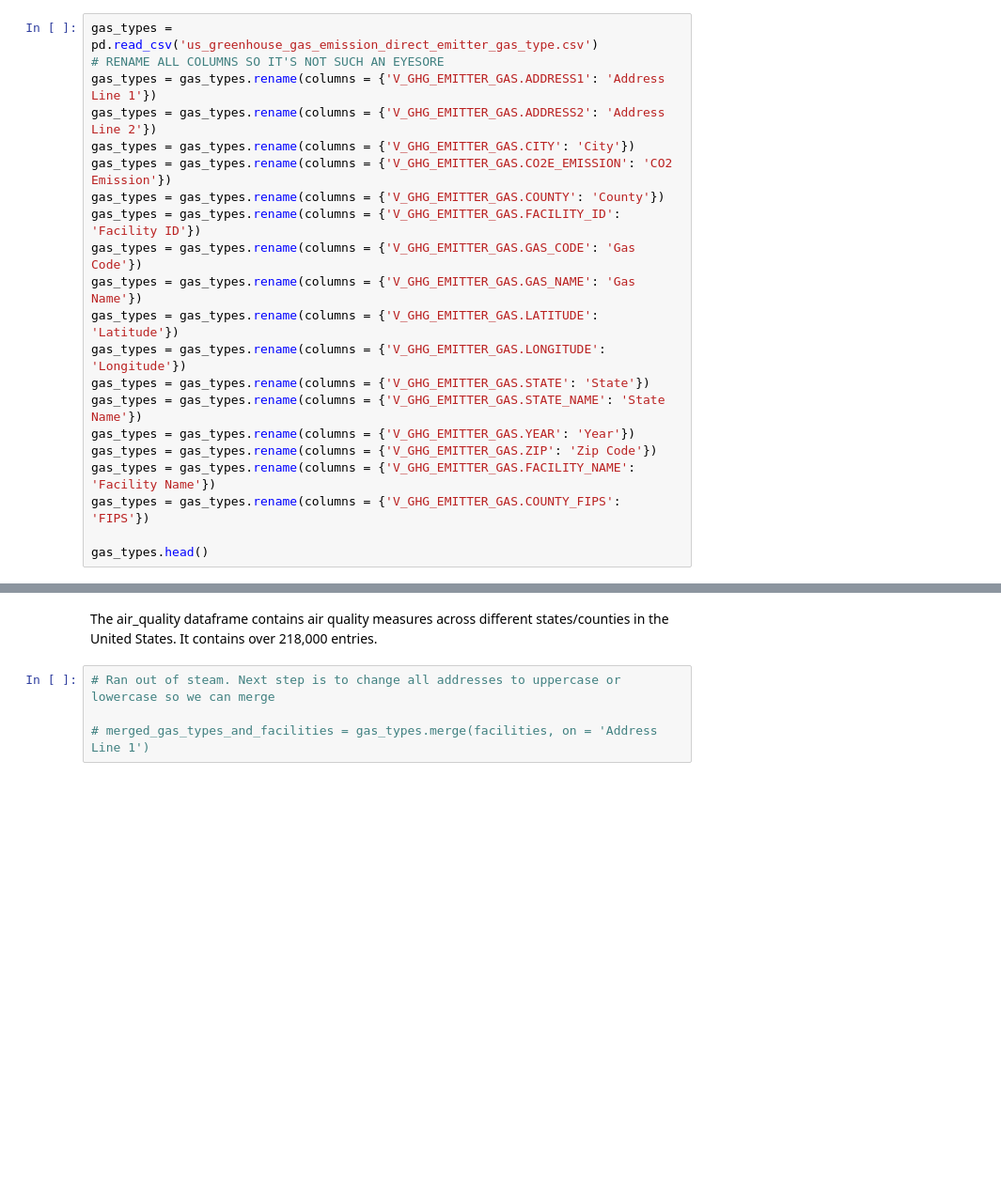
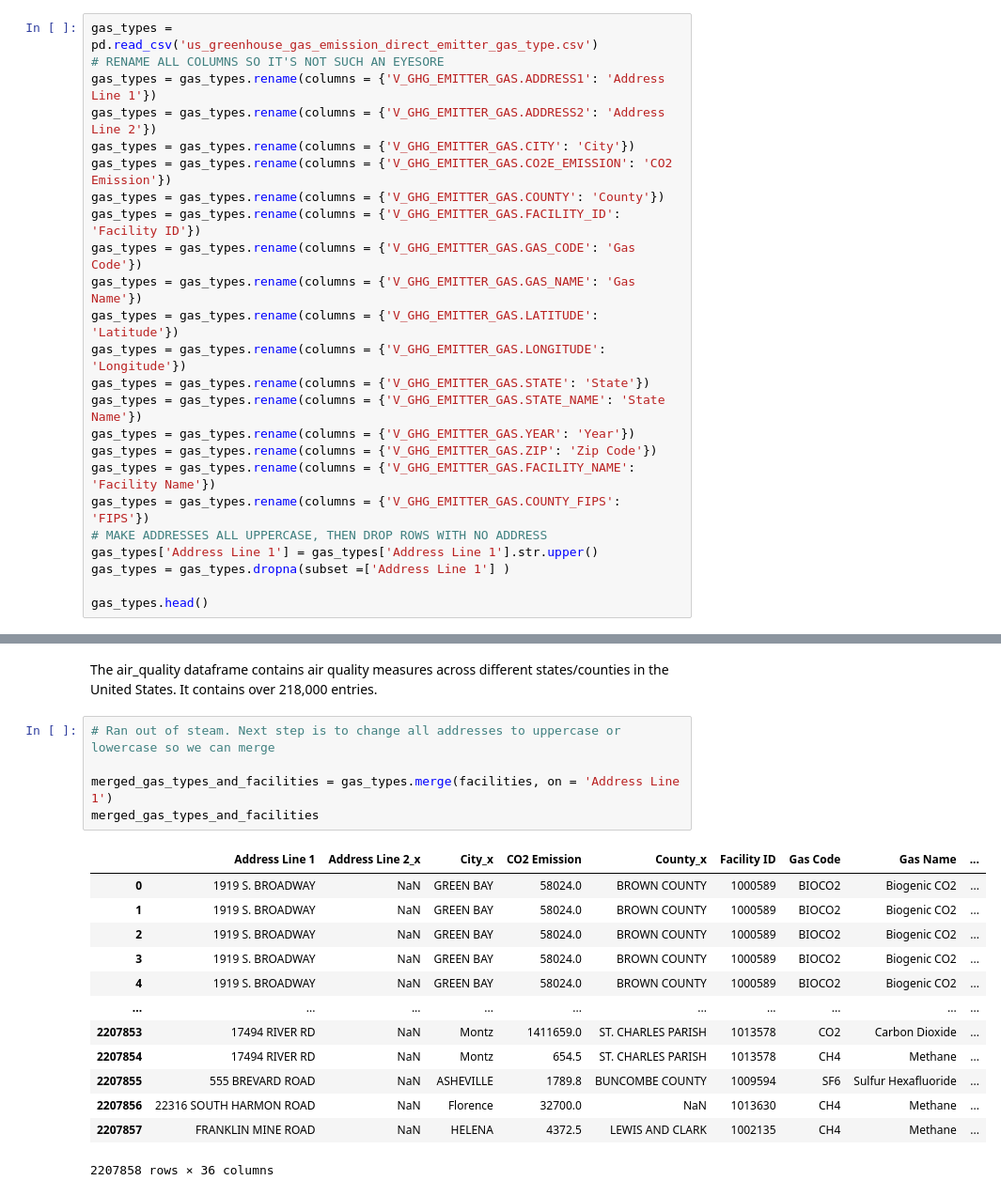
Before and after one commit to EnviroTechSean/TeamPunchParty, a Jupyter notebook: exploredata.ipynb, the cells around one changed output, grey strips where cells are left out. Shown at 94% size. Drawn from its saved outputs; the diff is of its cells as text; blank space fills up the shorter version.

```diff
--- a/exploredata.ipynb
+++ b/exploredata.ipynb
@@ -22,6 +22,9 @@ gas_types = gas_types.rename(columns = {'V_GHG_EMITTER_GAS.YEAR': 'Year'})
 gas_types = gas_types.rename(columns = {'V_GHG_EMITTER_GAS.ZIP': 'Zip Code'})
 gas_types = gas_types.rename(columns = {'V_GHG_EMITTER_GAS.FACILITY_NAME': 'Facility Name'})
 gas_types = gas_types.rename(columns = {'V_GHG_EMITTER_GAS.COUNTY_FIPS': 'FIPS'})
+# MAKE ADDRESSES ALL UPPERCASE, THEN DROP ROWS WITH NO ADDRESS
+gas_types['Address Line 1'] = gas_types['Address Line 1'].str.upper()
+gas_types = gas_types.dropna(subset =['Address Line 1'] )
 
 gas_types.head()
 # %% [output]
@@ -89,4 +90,19 @@ The air_quality dataframe contains air quality measures across different states/
 # %%
 # Ran out of steam. Next step is to change all addresses to uppercase or lowercase so we can merge
 
-# merged_gas_types_and_facilities = gas_types.merge(facilities, on = 'Address Line 1')
+merged_gas_types_and_facilities = gas_types.merge(facilities, on = 'Address Line 1')
+merged_gas_types_and_facilities
+# %% [output]
+|  | Address Line 1 | Address Line 2_x | City_x | CO2 Emission | County_x | Facility ID | Gas Code | Gas Name | ... |
+| 0 | 1919 S. BROADWAY | NaN | GREEN BAY | 58024.0 | BROWN COUNTY | 1000589 | BIOCO2 | Biogenic CO2 | ... |
+| 1 | 1919 S. BROADWAY | NaN | GREEN BAY | 58024.0 | BROWN COUNTY | 1000589 | BIOCO2 | Biogenic CO2 | ... |
+| 2 | 1919 S. BROADWAY | NaN | GREEN BAY | 58024.0 | BROWN COUNTY | 1000589 | BIOCO2 | Biogenic CO2 | ... |
+| 3 | 1919 S. BROADWAY | NaN | GREEN BAY | 58024.0 | BROWN COUNTY | 1000589 | BIOCO2 | Biogenic CO2 | ... |
+| 4 | 1919 S. BROADWAY | NaN | GREEN BAY | 58024.0 | BROWN COUNTY | 1000589 | BIOCO2 | Biogenic CO2 | ... |
+| ... | ... | ... | ... | ... | ... | ... | ... | ... | ... |
+| 2207853 | 17494 RIVER RD | NaN | Montz | 1411659.0 | ST. CHARLES PARISH | 1013578 | CO2 | Carbon Dioxide | ... |
+| 2207854 | 17494 RIVER RD | NaN | Montz | 654.5 | ST. CHARLES PARISH | 1013578 | CH4 | Methane | ... |
+| 2207855 | 555 BREVARD ROAD | NaN | ASHEVILLE | 1789.8 | BUNCOMBE COUNTY | 1009594 | SF6 | Sulfur Hexafluoride | ... |
+| 2207856 | 22316 SOUTH HARMON ROAD | NaN | Florence | 32700.0 | NaN | 1013630 | CH4 | Methane | ... |
+| 2207857 | FRANKLIN MINE ROAD | NaN | HELENA | 4372.5 | LEWIS AND CLARK | 1002135 | CH4 | Methane | ... |
+2207858 rows × 36 columns
```
Also changed, not shown: parts of 2 cells of this notebook.
